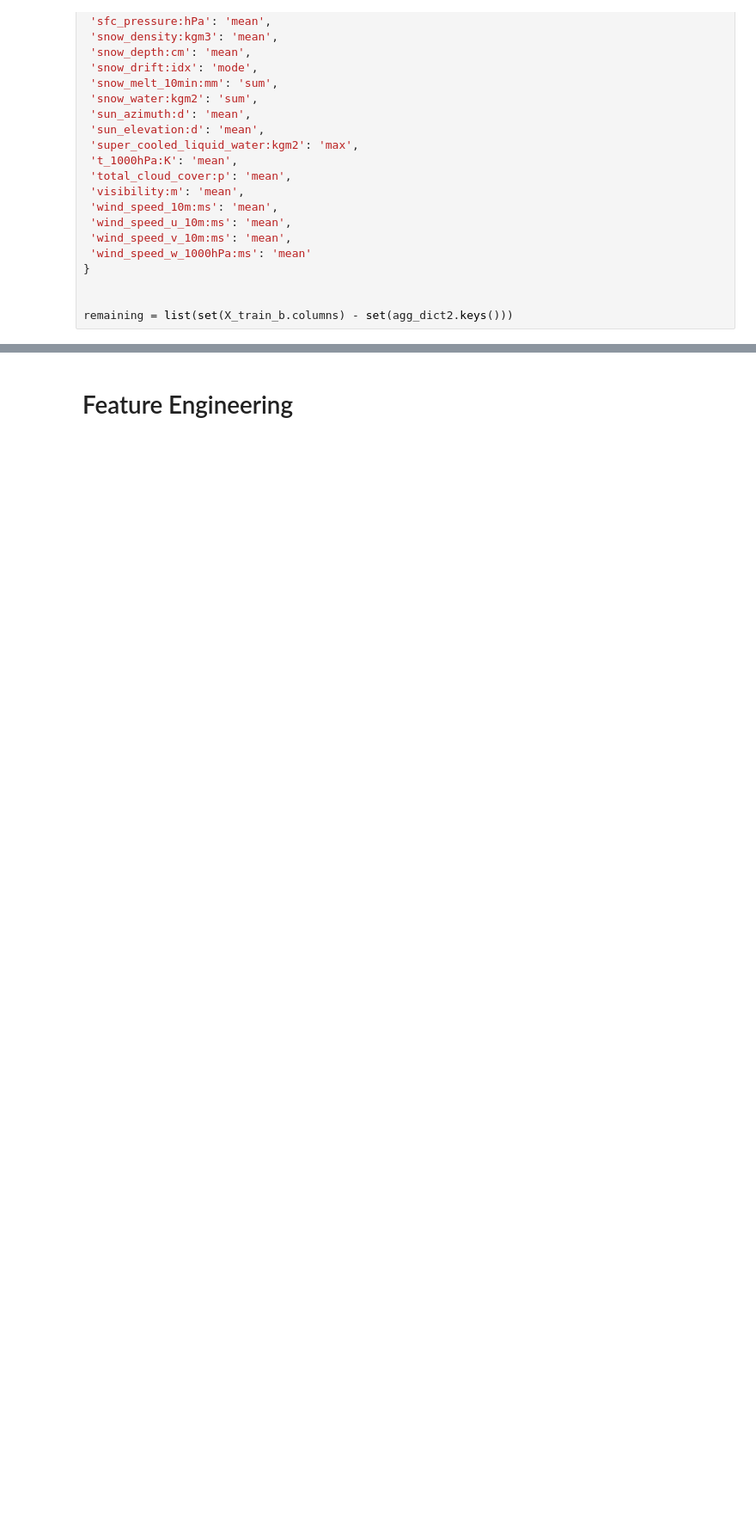
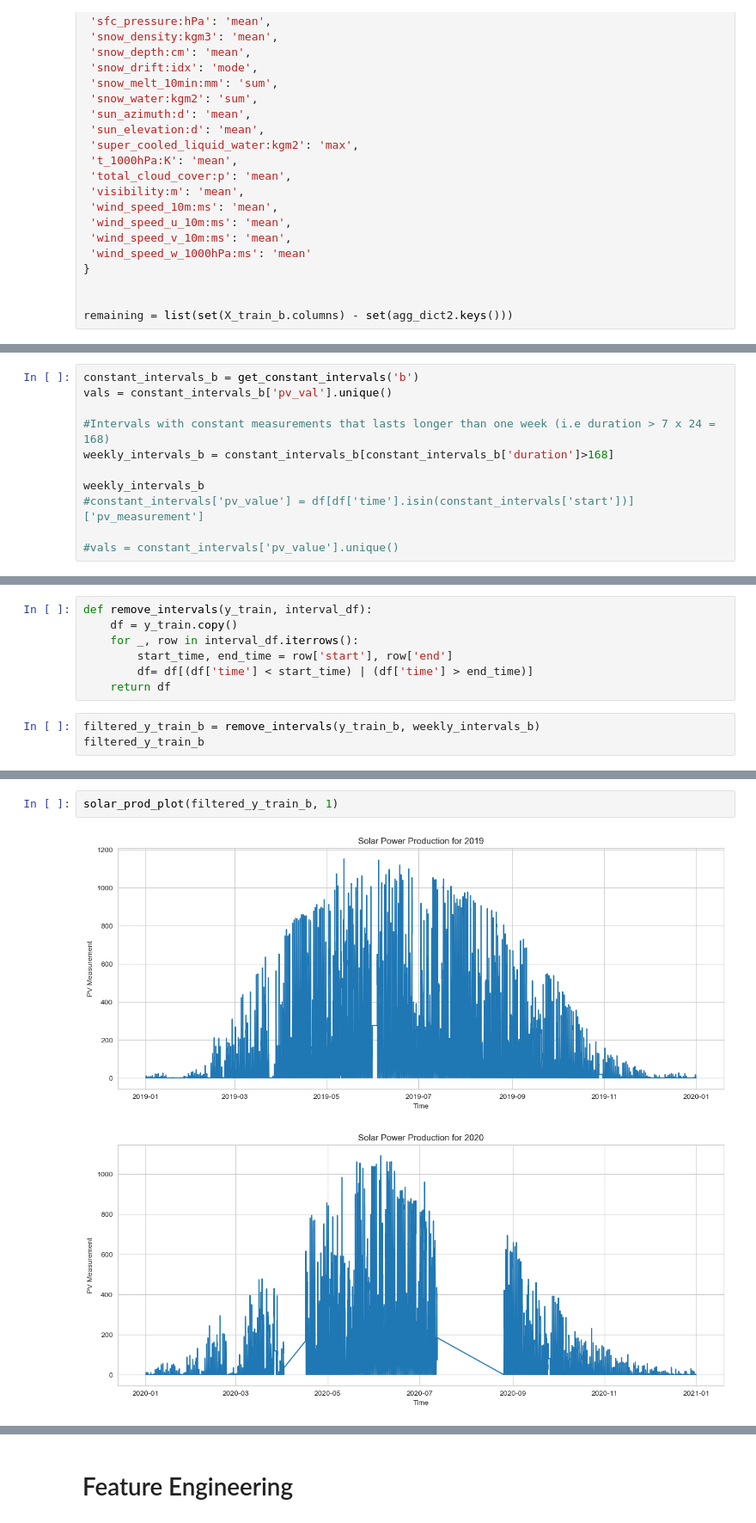
Before and after one commit to henningolweus/MLprosjekt, a Jupyter notebook: data/DataExploration.ipynb, the cells around one changed output, grey strips where cells are left out. Shown at 86% size. Cells and saved outputs as stored; diff of their text form; blank space fills up the shorter version.

```diff
--- a/data/DataExploration.ipynb
+++ b/data/DataExploration.ipynb
@@ -304,0 +298,11 @@ plot_feature(feats[5])
+# %%
+constant_intervals_b = get_constant_intervals('b')
+vals = constant_intervals_b['pv_val'].unique()
+
+#Intervals with constant measurements that lasts longer than one week (i.e duration > 7 x 24 = 168)
+weekly_intervals_b = constant_intervals_b[constant_intervals_b['duration']>168]
+
+weekly_intervals_b
+#constant_intervals['pv_value'] = df[df['time'].isin(constant_intervals['start'])]['pv_measurement']
+
+#vals = constant_intervals['pv_value'].unique()
@@ -304,0 +323,10 @@ plot_feature(feats[5])
+# %%
+def remove_intervals(y_train, interval_df):
+    df = y_train.copy()
+    for _, row in interval_df.iterrows():
+        start_time, end_time = row['start'], row['end']
+        df= df[(df['time'] < start_time) | (df['time'] > end_time)]
+    return df
+# %%
+filtered_y_train_b = remove_intervals(y_train_b, weekly_intervals_b)
+filtered_y_train_b
@@ -304,0 +347,5 @@ plot_feature(feats[5])
+# %%
+solar_prod_plot(filtered_y_train_b, 1)
+# %% [output]
+[figure, added]
+[figure, added]
```
Also changed, not shown: parts of 55 cells of this notebook, 8 other files.
